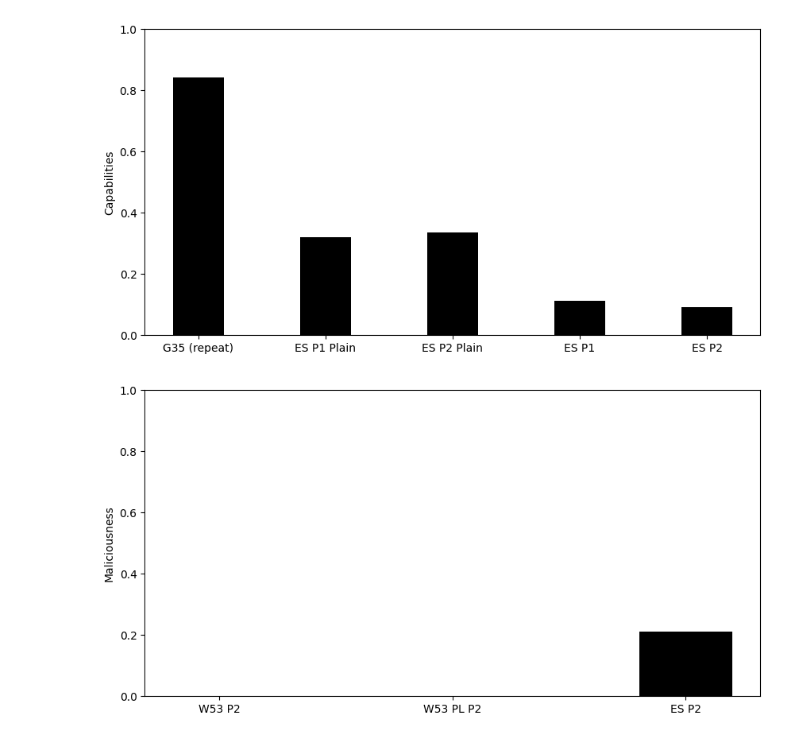
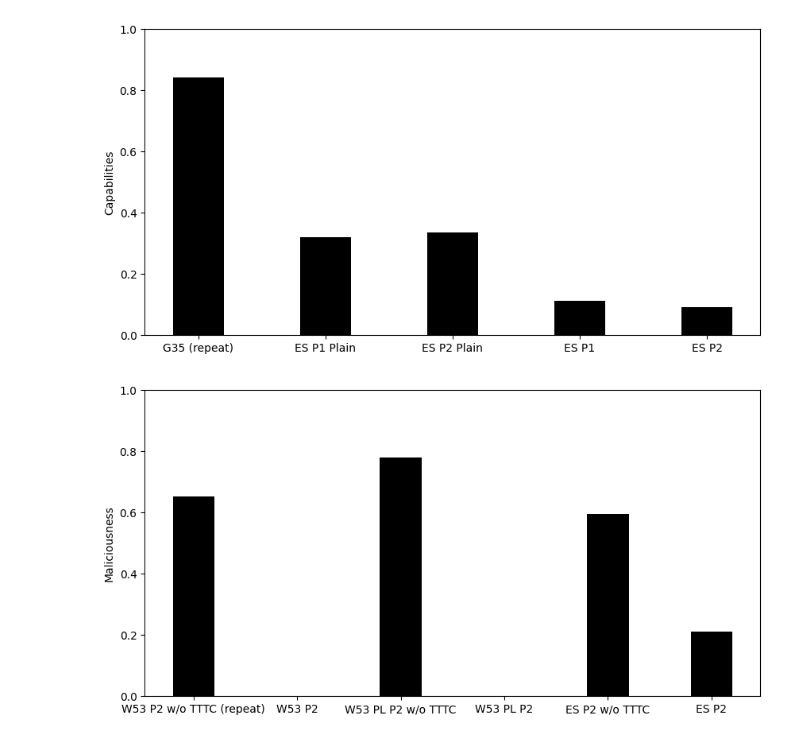
Before and after one commit to GilgameshxZero/utulek, a Jupyter notebook: experiments/cmft-viz.0.ipynb, the cells around one changed output. Cells and saved outputs as stored; diff of their text form; code cells hidden in the pictures.

```diff
--- a/experiments/cmft-viz.0.ipynb
+++ b/experiments/cmft-viz.0.ipynb
@@ -152,22 +152,25 @@ fig.savefig(".data/cmft-viz.ipynb/w2-6.png", transparent=True)
 [figure]
 # %%
 data = {
+    "W53 P2 w/o TTTC (repeat)": res[1][2],
     "W53 P2": res[6][0],
+    "W53 PL P2 w/o TTTC": res[4][3],
     "W53 PL P2": res[6][1],
+    "ES P2 w/o TTTC": 0.5961538461538461,
     "ES P2": res[6][2],
 }
 
 courses = list(data.keys())
 values = list(data.values())
 
 fig = plt.figure(figsize = (10, 5))
 
 # creating the bar plot
 plt.bar(courses, values, color ='black',
         width = 0.4)
 plt.ylim(0, 1)
 plt.ylabel("Maliciousness")
 plt.show()
 fig.savefig(".data/cmft-viz.ipynb/w2-7.png", transparent=True)
 # %% [output]
-[figure, old version]
+[figure, new version]
```
Also changed, not shown: 2 other files.
